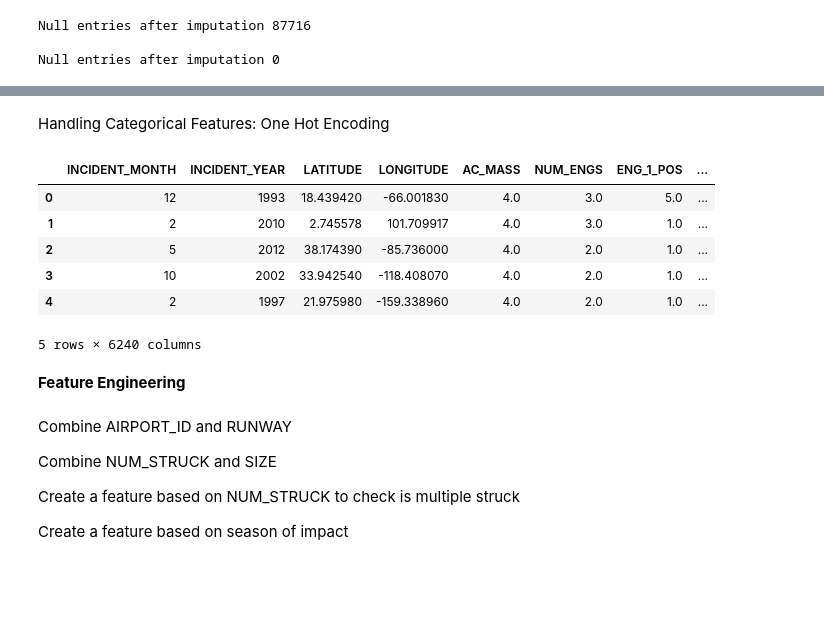
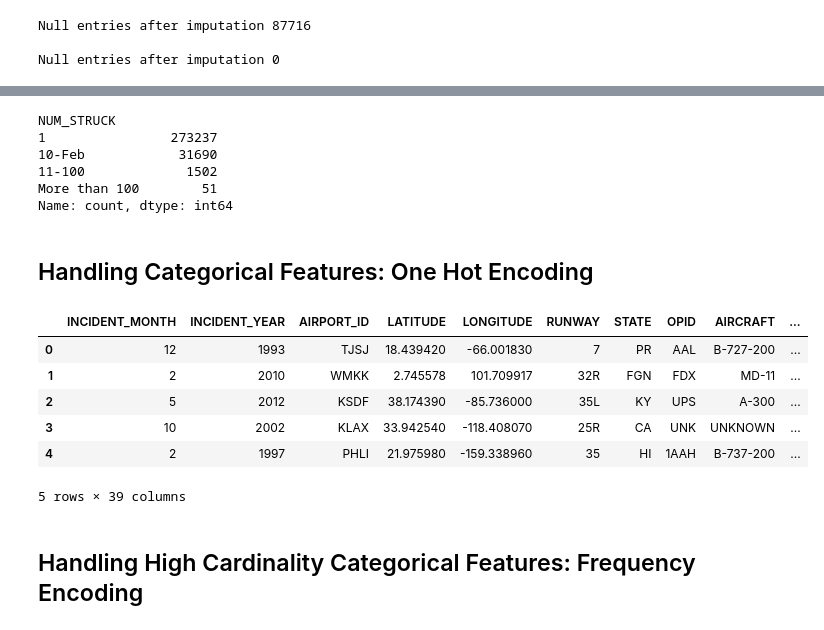
Before and after one commit to Brianna-Flo/CS-363M-Final-Project, a Jupyter notebook: final_project.ipynb, the cells around one changed output, grey strips where cells are left out. Saved outputs shown, nothing was run; the diff lists cells and outputs as text; code cells hidden in the pictures; blank space fills up the shorter version.

```diff
--- a/final_project.ipynb
+++ b/final_project.ipynb
@@ -108,7 +108,7 @@ Number of duplicate rows 0
 # EMA                     102421
 print(train_data.shape)
 # Drop columns with less than 70% of rows filled
-train_data = train_data.drop(columns=["BIRD_BAND_NUMBER", "ENG_4_POS", "PRECIPITATION", "ENG_3_POS", "LOCATION", "SPEED", "NUM_SEEN", "WARNED", "SKY", "FLT", "HEIGHT", "TIME_OF_DAY", "PHASE_OF_FLIGHT", "REG", "AMO", "EMO", "TIME", "DISTANCE", "ENG_2_POS", "EMA", "AMA"])
+train_data = train_data.drop(columns=["BIRD_BAND_NUMBER", "ENG_4_POS", "ENG_3_POS", "LOCATION", "SPEED", "NUM_SEEN", "WARNED", "SKY", "FLT", "HEIGHT", "TIME_OF_DAY", "PHASE_OF_FLIGHT", "REG", "AMO", "EMO", "TIME", "DISTANCE", "ENG_2_POS", "EMA", "AMA"])
 print(train_data.shape)
 
 
@@ -118,8 +118,6 @@ train_data = train_data.drop(columns=["AIRPORT"])
 # train_data = train_data.drop(columns=["LOCATION"])
 # Drop OPERATOR since OPERATOR is name that corresponds to OPID (reduce dimensionality)
 train_data = train_data.drop(columns=["OPERATOR"])
-# Drop PRECIPITATION: MANYYY Empty values (Imputation may lead to incorrect results)
-# train_data = train_data.drop(columns=["PRECIPITATION"])
 # Drop BIRD_BAND_ID: Many empty values (Imputation may lead to incorrect results)
 # train_data = train_data.drop(columns=["BIRD_BAND_ID"])
 # Drop SPECIES: SPECIES_ID is corresponding ID for common name (SPECIES)
@@ -136,6 +134,8 @@ train_data = train_data.drop(columns=["PERSON"])
 train_data = train_data.drop(columns=["INDEX_NR"])
 # Drop INCIDENT_DATE: since we have INCIDENT_MONTH and INCIDENT_YEAR as well
 train_data = train_data.drop(columns=["INCIDENT_DATE"])
+# Drop LUPDATE: since this is just the last time the record was updated in database, not really relevant to damage
+train_data = train_data.drop(columns=["LUPDATE"])
 
 # NOTE: we found that STATE and FAAREGION were correlated and when one was null, so was the other
 # decided to remove FAAREGION
@@ -394,3 +394,9 @@ print("Null entries after imputation", train_data["TYPE_ENG"].isnull().sum(), "\
 Null entries after imputation 87716
 
 Null entries after imputation 0
+# %%
+# PRECIPITATION
+# Fill missing values with None based on Kaggle column description
+train_data = train_data[~train_data["PRECIPITATION"].str.contains('None', na=False)]
+train_data["PRECIPITATION"] = train_data["PRECIPITATION"].fillna("None")
+train_data["PRECIPITATION"].value_counts()
@@ -419,0 +441,34 @@ dtype: int64
+# %%
+train_data["SIZE"].value_counts()
+train_data["NUM_STRUCK"].value_counts()
+# %% [output]
+NUM_STRUCK
+1                273237
+10-Feb            31690
+11-100             1502
+More than 100        51
+Name: count, dtype: int64
+# %%
+# Create feature based on NUM_STRUCK and SIZE
+# SIZE is a string value; map to numerical values to calculate severity of impact by multiplying SIZE * NUM_STRUCK
+train_data["SIZE_VAL"] = train_data["SIZE"].map({
+    "Small": 1,
+    "Medium": 2,
+    "Large": 3
+})
+# NUM_STRUCK is a range string value, map to numerical value to reflect impact
+train_data["NUM_STRUCK_VAL"] = train_data["NUM_STRUCK"].map({
+    "1": 1,
+    "10-Feb": 5,
+    "11-100": 10,
+    "More than 100": 100
+})
+# Calculate severity of impact by multiplying SIZE_NUM * NUM_STRUCK
+train_data["SEVERITY"] = train_data["NUM_STRUCK_VAL"] * train_data["SIZE_VAL"]
+train_data = train_data.drop(columns=["SIZE"])
+train_data = train_data.drop(columns=["SIZE_VAL"])
+train_data = train_data.drop(columns=["NUM_STRUCK"])
+train_data = train_data.drop(columns=["NUM_STRUCK_VAL"])
+# %%
+# Create a feature based on season of impact
+train_data["SEASON"] = train_data["INCIDENT_MONTH"].apply(lambda x: (x % 12 // 3) + 1)
@@ -420,32 +477,23 @@ dtype: int64
 # %% [markdown]
-Handling Categorical Features: One Hot Encoding
+## Handling Categorical Features: One Hot Encoding
 # %%
 # need to one hot encode categorical variables
 # categorical_columns =['NUM_STRUCK', 'TIME_OF_DAY', 'AIRPORT_ID', 'RUNWAY', 'STATE', 'FAAREGION', 'LOCATION', 'OPID', 'AIRCRAFT', 'AC_CLASS', 'TYPE_ENG', 'PHASE_OF_FLIGHT', 'SKY', 'SPECIES_ID', 'WARNED', 'SIZE', 'ENROUTE_STATE', 'SOURCE', 'PERSON']
-categorical_columns =['NUM_STRUCK', 'AIRPORT_ID', 'RUNWAY', 'STATE', 'OPID', 'AIRCRAFT', 'AC_CLASS', 'TYPE_ENG', 'SPECIES_ID']
+# categorical_columns =['AIRPORT_ID', 'RUNWAY', 'STATE', 'OPID', 'AIRCRAFT', 'AC_CLASS', 'TYPE_ENG', 'SPECIES_ID', 'PRECIPITATION']
+categorical_columns =['AC_CLASS', 'TYPE_ENG', 'PRECIPITATION']
 train_data = pd.get_dummies(train_data, columns = categorical_columns, drop_first=True)
 
 
 # WHAT TO ONE HOT ENCODE
 # NUM_STRUCK, TIME_OF_DAY, AIRPORT_ID, RUNWAY, STATE, FAAREGION, LOCATION, OPID, AIRCRAFT, AC_CLASS, TYPE_ENG, PHASE_OF_FLIGHT, SKY, SPECIES_ID,
 # WARNED, SIZE, ENROUTE_STATE, SOURCE, PERSON
 
 train_data.head()
 # %% [output]
-|  | INCIDENT_MONTH | INCIDENT_YEAR | LATITUDE | LONGITUDE | AC_MASS | NUM_ENGS | ENG_1_POS | ... |
-| 0 | 12 | 1993 | 18.439420 | -66.001830 | 4.0 | 3.0 | 5.0 | ... |
-| 1 | 2 | 2010 | 2.745578 | 101.709917 | 4.0 | 3.0 | 1.0 | ... |
-| 2 | 5 | 2012 | 38.174390 | -85.736000 | 4.0 | 2.0 | 1.0 | ... |
-| 3 | 10 | 2002 | 33.942540 | -118.408070 | 4.0 | 2.0 | 1.0 | ... |
-| 4 | 2 | 1997 | 21.975980 | -159.338960 | 4.0 | 2.0 | 1.0 | ... |
+|  | INCIDENT_MONTH | INCIDENT_YEAR | AIRPORT_ID | LATITUDE | LONGITUDE | RUNWAY | STATE | OPID | AIRCRAFT | ... |
+| 0 | 12 | 1993 | TJSJ | 18.439420 | -66.001830 | 7 | PR | AAL | B-727-200 | ... |
+| 1 | 2 | 2010 | WMKK | 2.745578 | 101.709917 | 32R | FGN | FDX | MD-11 | ... |
+| 2 | 5 | 2012 | KSDF | 38.174390 | -85.736000 | 35L | KY | UPS | A-300 | ... |
+| 3 | 10 | 2002 | KLAX | 33.942540 | -118.408070 | 25R | CA | UNK | UNKNOWN | ... |
+| 4 | 2 | 1997 | PHLI | 21.975980 | -159.338960 | 35 | HI | 1AAH | B-737-200 | ... |
-5 rows × 6240 columns
+5 rows × 39 columns
-# %% [markdown]
-**Feature Engineering**
-# %% [markdown]
-Combine AIRPORT_ID and RUNWAY
-
-Combine NUM_STRUCK and SIZE
-
-Create a feature based on NUM_STRUCK to check is multiple struck
-
-Create a feature based on season of impact
@@ -463,0 +500,2 @@ train_data["SEVERITY"] = train_data["NUM_STRUCK"] * train_data["SIZE_NUM"]
+# %% [markdown]
+## Handling High Cardinality Categorical Features: Frequency Encoding
```
Also changed, not shown: parts of 24 cells of this notebook.
